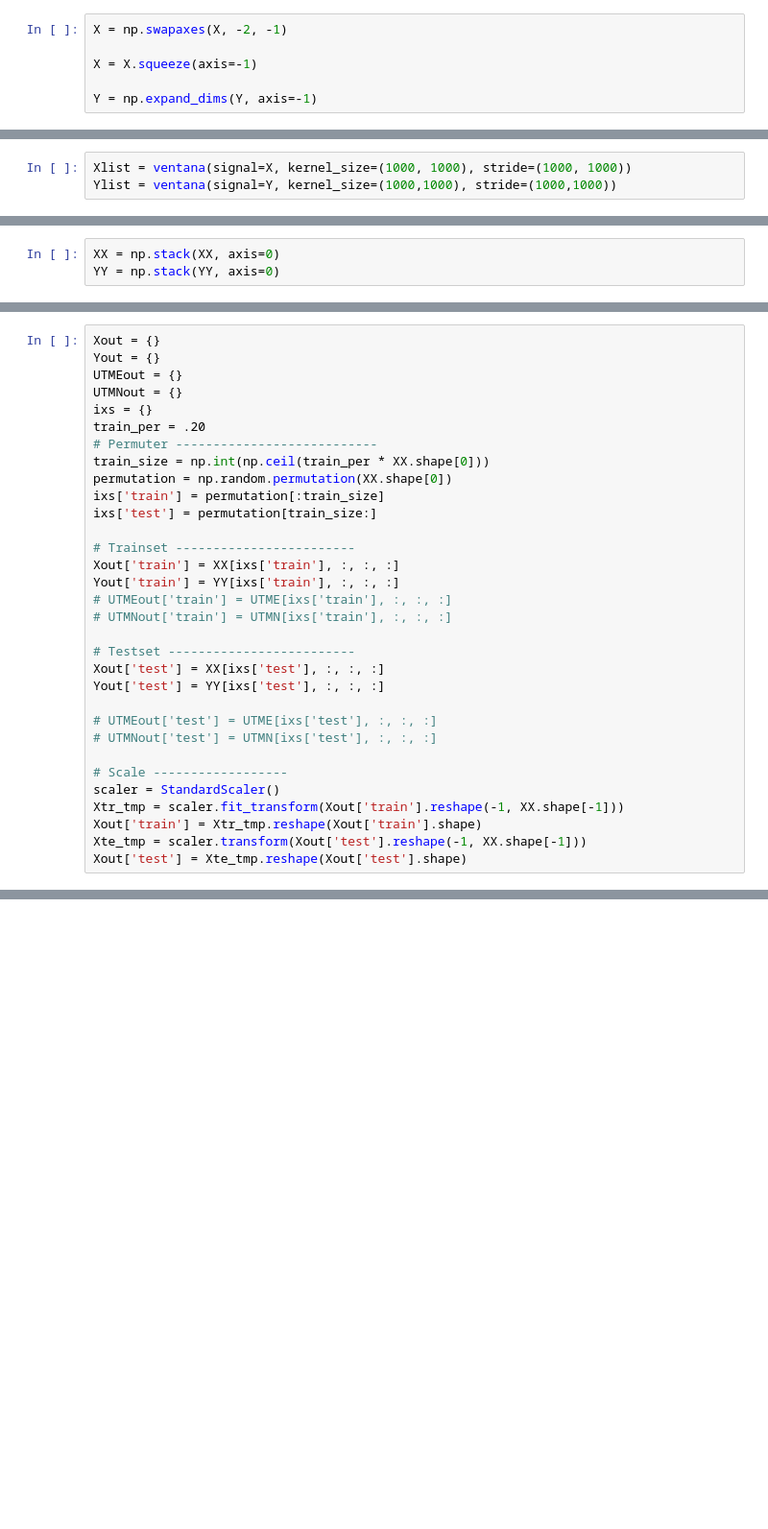
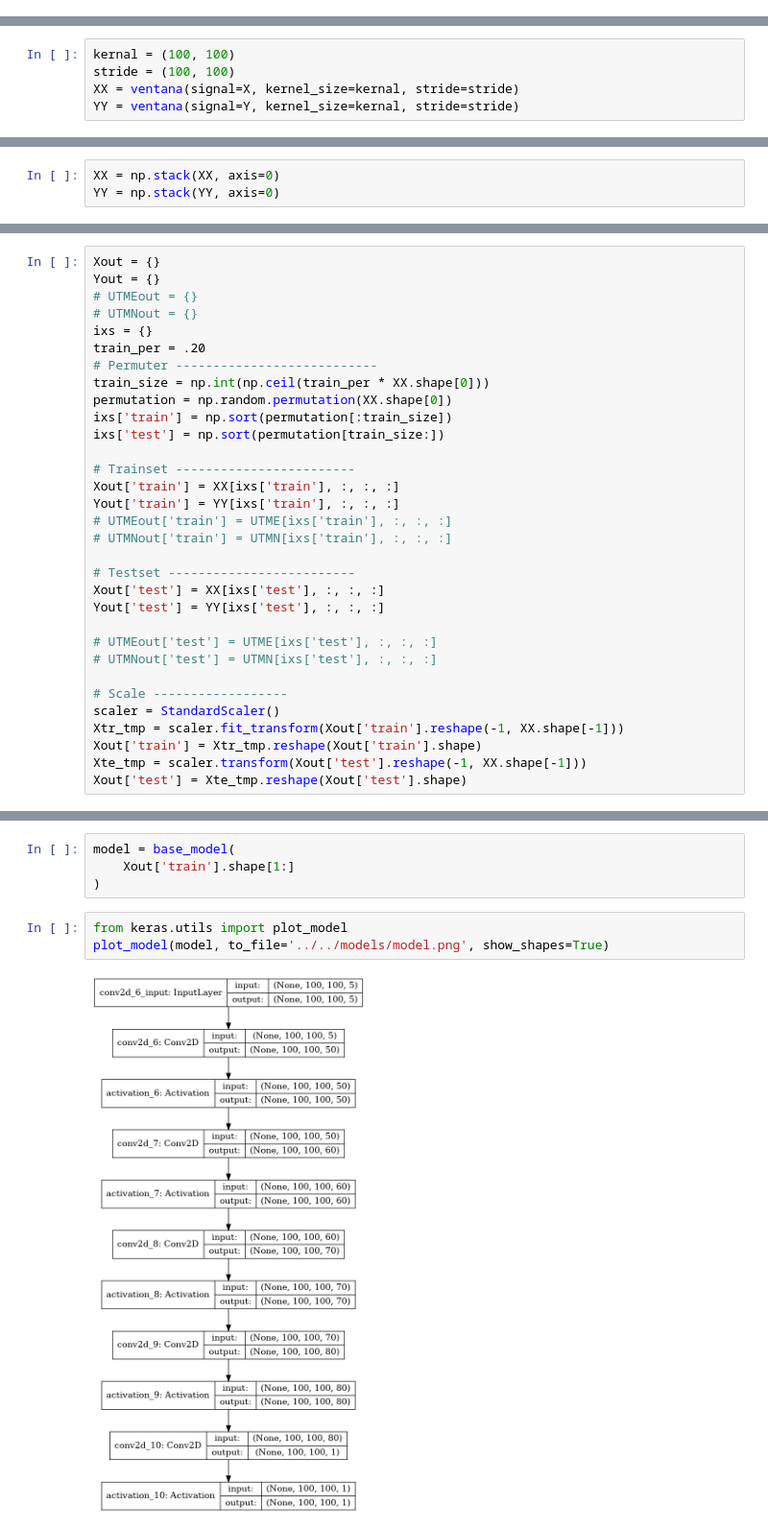
Before and after one commit to geohackweek/ghw2019_deepstac, a Jupyter notebook: notebooks/jag/keras_model.ipynb, the cells around one changed output, grey strips where cells are left out. Shown at 96% size. Cells and saved outputs as stored; diff of their text form; blank space fills up the shorter version.

Commit message:
running keras on gpu

```diff
--- a/notebooks/jag/keras_model.ipynb
+++ b/notebooks/jag/keras_model.ipynb
@@ -43,9 +41,3 @@ This is kind of __hacky__ and needs to be reviewed
-# %%
-X = np.swapaxes(X, -2, -1)
-
-X = X.squeeze(axis=-1)
-
-Y = np.expand_dims(Y, axis=-1)
 # %%
 print(X.shape)
 print(Y.shape)
@@ -55,3 +47,5 @@ print(Y.shape)
 # %%
-Xlist = ventana(signal=X, kernel_size=(1000, 1000), stride=(1000, 1000))
-Ylist = ventana(signal=Y, kernel_size=(1000,1000), stride=(1000,1000))
+kernal = (100, 100)
+stride = (100, 100)
+XX = ventana(signal=X, kernel_size=kernal, stride=stride)
+YY = ventana(signal=Y, kernel_size=kernal, stride=stride)
@@ -73,15 +61,15 @@ XX.shape
 # %%
 Xout = {}
 Yout = {}
-UTMEout = {}
-UTMNout = {}
+# UTMEout = {}
+# UTMNout = {}
 ixs = {}
 train_per = .20
 # Permuter ---------------------------
 train_size = np.int(np.ceil(train_per * XX.shape[0]))
 permutation = np.random.permutation(XX.shape[0])
-ixs['train'] = permutation[:train_size]
-ixs['test'] = permutation[train_size:]
+ixs['train'] = np.sort(permutation[:train_size])
+ixs['test'] = np.sort(permutation[train_size:])
 
 # Trainset ------------------------
 Xout['train'] = XX[ixs['train'], :, :, :]
@@ -104,0 +177,9 @@ Xout['test'] = Xte_tmp.reshape(Xout['test'].shape)
+# %%
+model = base_model(
+    Xout['train'].shape[1:]
+)
+# %%
+from keras.utils import plot_model
+plot_model(model, to_file='../../models/model.png', show_shapes=True)
+# %% [output]
+[figure, added]
```
Also changed, not shown: parts of 20 cells of this notebook, 3 other files.
